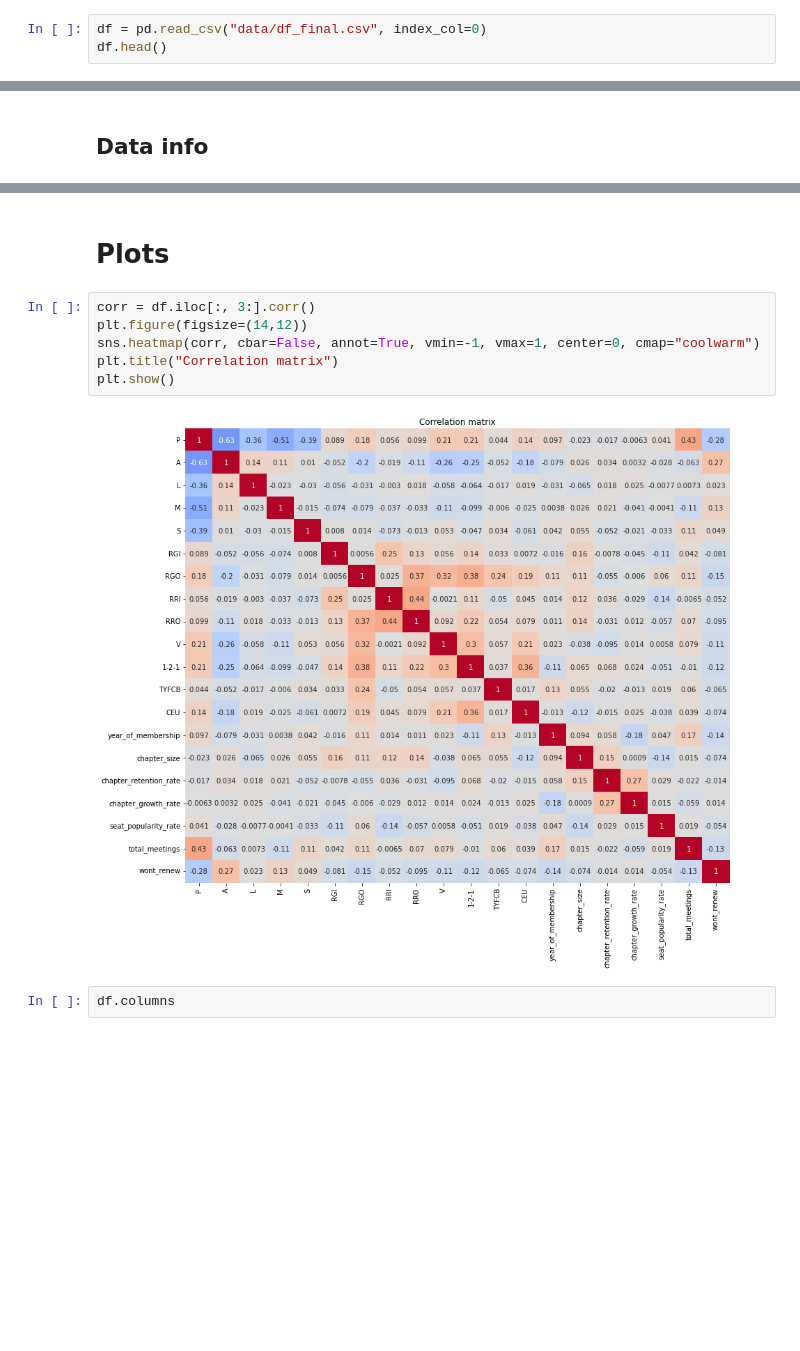
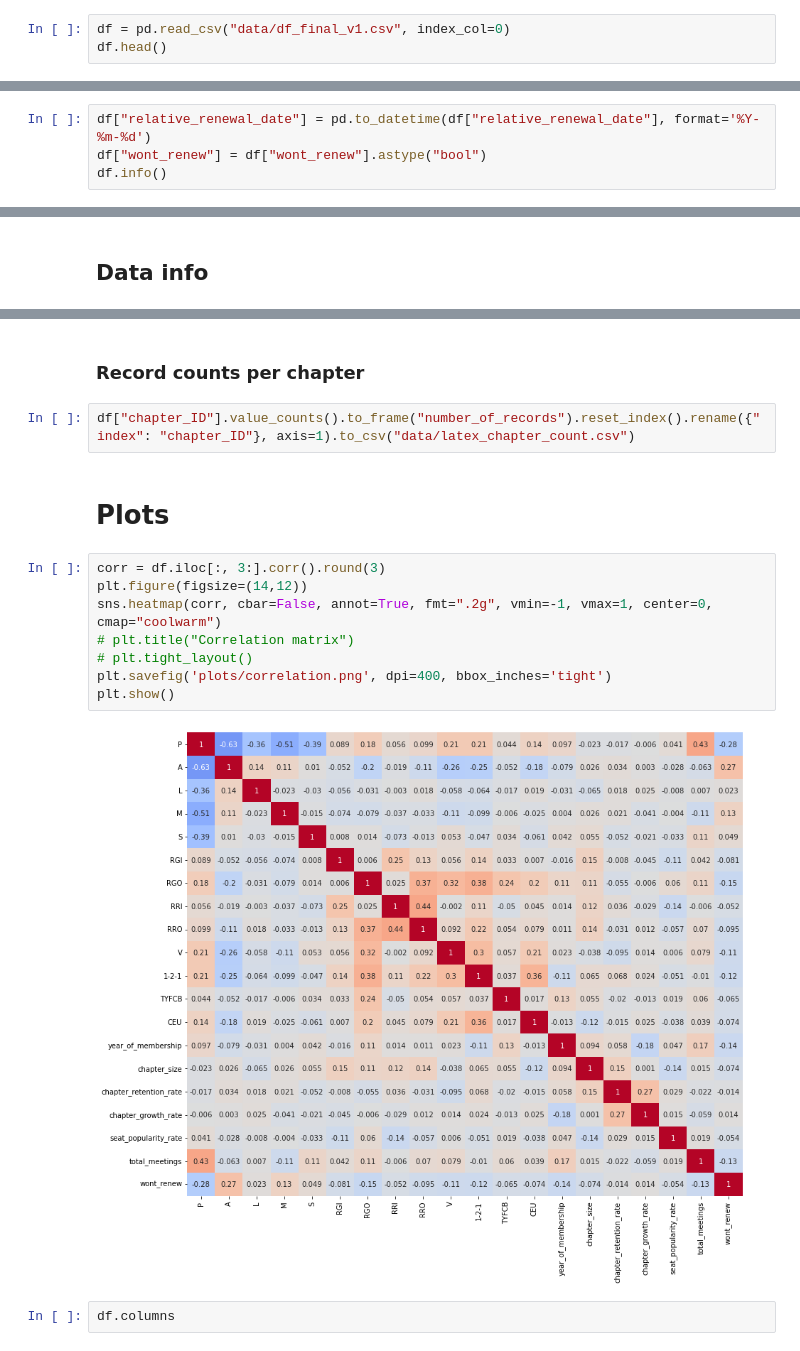
Before and after one commit to da-veed/BachelorThesis, a Jupyter notebook: data_EDA.ipynb, the cells around one changed output, grey strips where cells are left out. Cells and saved outputs as stored; diff of their text form; blank space fills up the shorter version.

```diff
--- a/data_EDA.ipynb
+++ b/data_EDA.ipynb
@@ -10,7 +10,7 @@ pd.set_option('display.max_columns', 30)
 # %% [markdown]
 # Read data
 # %%
-df = pd.read_csv("data/df_final.csv", index_col=0)
+df = pd.read_csv("data/df_final_v1.csv", index_col=0)
 df.head()
 # %% [output]
 |  | user_ID | chapter_ID | relative_renewal_date | P | A | L | M | S | RGI | ... |
@@ -284,0 +287,4 @@ memory usage: 410.8+ KB
+# %%
+df["relative_renewal_date"] = pd.to_datetime(df["relative_renewal_date"], format='%Y-%m-%d')
+df["wont_renew"] = df["wont_renew"].astype("bool")
+df.info()
@@ -315,13 +353,19 @@ df.iloc[:,3:].describe()
+# %% [markdown]
+### Record counts per chapter
+# %%
+df["chapter_ID"].value_counts().to_frame("number_of_records").reset_index().rename({"index": "chapter_ID"}, axis=1).to_csv("data/latex_chapter_count.csv")
 # %% [markdown]
 # Plots
 # %%
-corr = df.iloc[:, 3:].corr()
+corr = df.iloc[:, 3:].corr().round(3)
 plt.figure(figsize=(14,12))
-sns.heatmap(corr, cbar=False, annot=True, vmin=-1, vmax=1, center=0, cmap="coolwarm")
-plt.title("Correlation matrix")
+sns.heatmap(corr, cbar=False, annot=True, fmt=".2g", vmin=-1, vmax=1, center=0, cmap="coolwarm")
+# plt.title("Correlation matrix")
+# plt.tight_layout()
+plt.savefig('plots/correlation.png', dpi=400, bbox_inches='tight')
 plt.show()
 # %% [output]
-[figure, old version]
+[figure, new version]
 # %%
 df.columns
 # %% [output]
```
Also changed, not shown: parts of 32 cells of this notebook, 23 other files.
